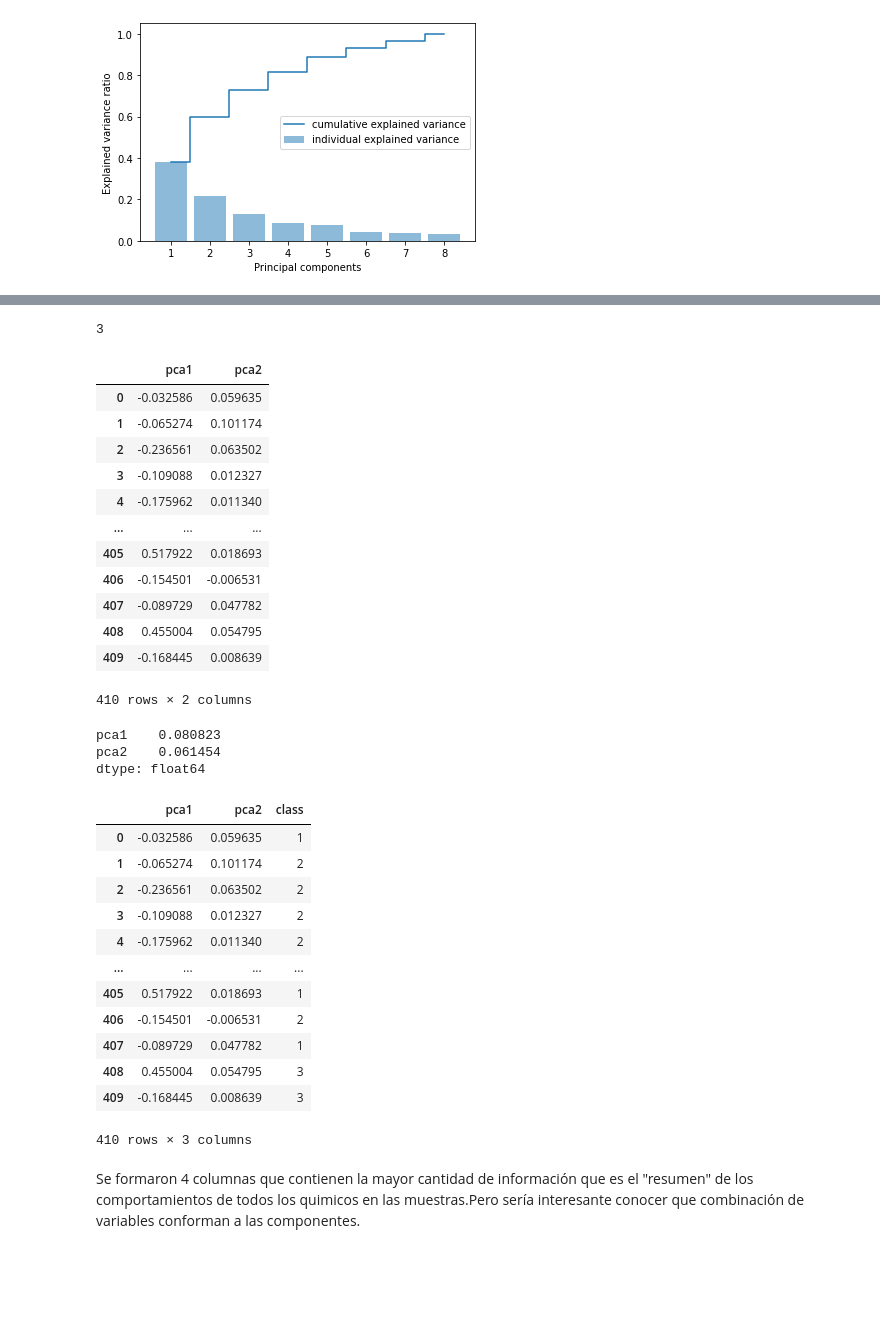
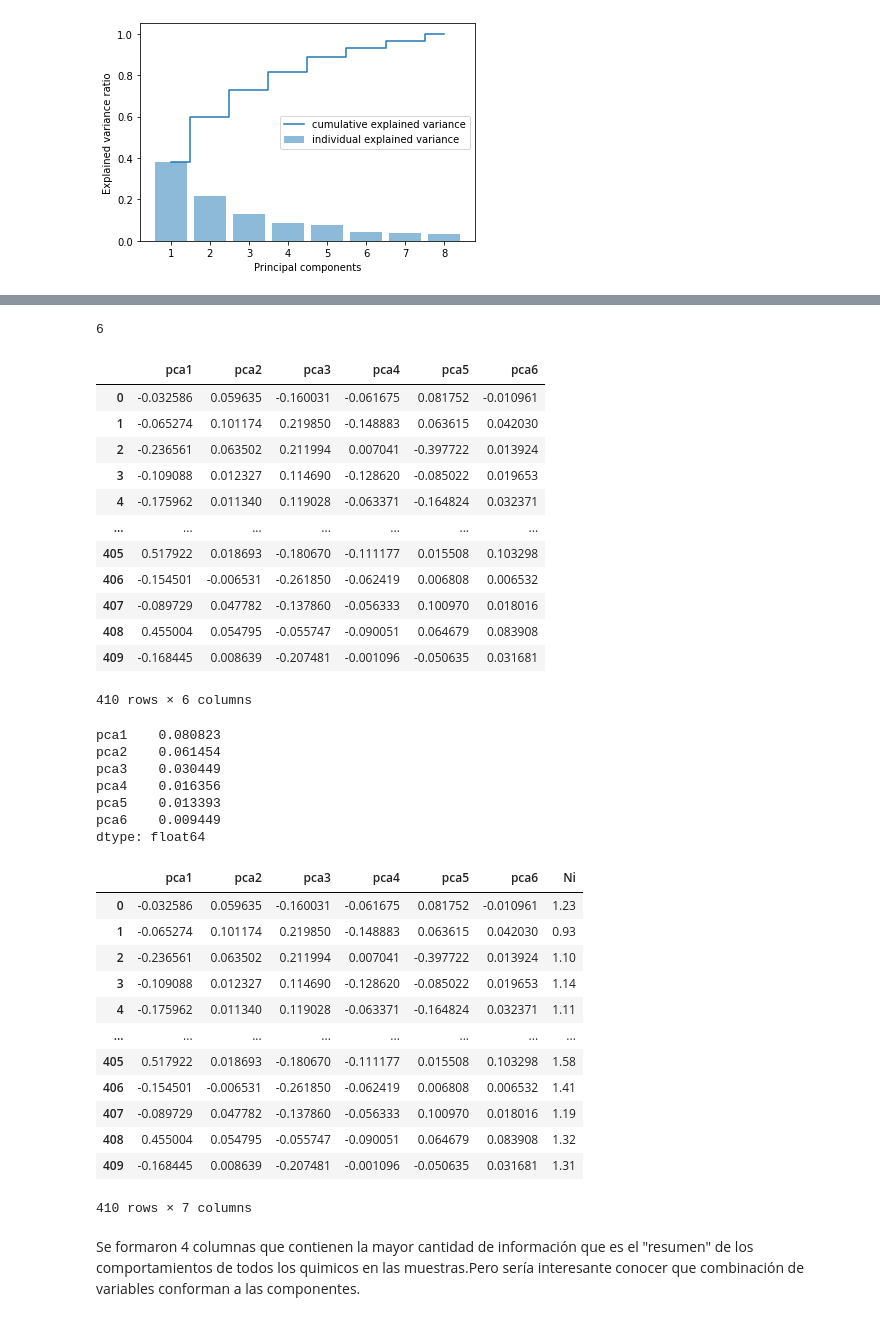
Before and after one commit to roxyconstantine-dev/Proyecto-Final-de-An-lisis-Datos, a Jupyter notebook: Borrador_Proyecto.ipynb, the cells around one changed output, grey strips where cells are left out. Saved outputs shown, nothing was run; the diff lists cells and outputs as text; code cells hidden in the pictures; blank space fills up the shorter version.

```diff
--- a/Borrador_Proyecto.ipynb
+++ b/Borrador_Proyecto.ipynb
@@ -104,7 +104,7 @@ from sklearn.preprocessing import MinMaxScaler
 datos = datos.dropna(how='all')
 datos2 = datos.fillna(0)
 datos2
-Y= datos2['Frente']
+Y= datos2['Ni']
 X = datos2.drop(['Frente','Cu','Zn','Na','K'], axis=1)
 # %%
 # Initilaize list
@@ -304,65 +305,67 @@ pca.explained_variance_ratio_.sum()
 # %%
-pca = PCA(n_components = 0.7)
+pca = PCA(n_components = 0.9)
 pca.fit(X_std)
 x_pca = pca.transform(X_std)
 pca.n_components_
 # %% [output]
-3
+6
 # %%
 from sklearn.decomposition import PCA
-pca = PCA(n_components = 2).fit(X)
+pca = PCA(n_components = 6).fit(X)
 principal_comps = pca.transform(X)
-pca_db = pd.DataFrame(data = principal_comps, columns=['pca1', 'pca2'])
+pca_db = pd.DataFrame(data = principal_comps, columns=['pca1', 'pca2','pca3','pca4','pca5','pca6'])
 pca_db
 # %% [output]
-|  | pca1 | pca2 |
-| 0 | -0.032586 | 0.059635 |
-| 1 | -0.065274 | 0.101174 |
-| 2 | -0.236561 | 0.063502 |
-| 3 | -0.109088 | 0.012327 |
-| 4 | -0.175962 | 0.011340 |
-| ... | ... | ... |
-| 405 | 0.517922 | 0.018693 |
-| 406 | -0.154501 | -0.006531 |
-| 407 | -0.089729 | 0.047782 |
-| 408 | 0.455004 | 0.054795 |
-| 409 | -0.168445 | 0.008639 |
+|  | pca1 | pca2 | pca3 | pca4 | pca5 | pca6 |
+| 0 | -0.032586 | 0.059635 | -0.160031 | -0.061675 | 0.081752 | -0.010961 |
+| 1 | -0.065274 | 0.101174 | 0.219850 | -0.148883 | 0.063615 | 0.042030 |
+| 2 | -0.236561 | 0.063502 | 0.211994 | 0.007041 | -0.397722 | 0.013924 |
+| 3 | -0.109088 | 0.012327 | 0.114690 | -0.128620 | -0.085022 | 0.019653 |
+| 4 | -0.175962 | 0.011340 | 0.119028 | -0.063371 | -0.164824 | 0.032371 |
+| ... | ... | ... | ... | ... | ... | ... |
+| 405 | 0.517922 | 0.018693 | -0.180670 | -0.111177 | 0.015508 | 0.103298 |
+| 406 | -0.154501 | -0.006531 | -0.261850 | -0.062419 | 0.006808 | 0.006532 |
+| 407 | -0.089729 | 0.047782 | -0.137860 | -0.056333 | 0.100970 | 0.018016 |
+| 408 | 0.455004 | 0.054795 | -0.055747 | -0.090051 | 0.064679 | 0.083908 |
+| 409 | -0.168445 | 0.008639 | -0.207481 | -0.001096 | -0.050635 | 0.031681 |
-410 rows × 2 columns
+410 rows × 6 columns
 # %%
 pca_db.var()
 # %% [output]
 pca1    0.080823
 pca2    0.061454
+pca3    0.030449
+pca4    0.016356
+pca5    0.013393
+pca6    0.009449
 dtype: float64
 # %%
 # Adicionemos ahora la columna con la clase correcta
 from sklearn.model_selection import train_test_split
 from sklearn.preprocessing import OrdinalEncoder
 from sklearn.model_selection import train_test_split
 
 
 
 x_train=pca_db
 FRENTE_MAPEO = {'YS':1, 'CE':2,'YN':3,'PG':4 ,'NA':5,'0':6}
-Y = Y.map(FRENTE_MAPEO).astype(int)
-y_train=Y
-pca_db['class']=Y
+pca_db['Ni']=Y
 
 pca_db
 # %% [output]
-|  | pca1 | pca2 | class |
-| 0 | -0.032586 | 0.059635 | 1 |
-| 1 | -0.065274 | 0.101174 | 2 |
-| 2 | -0.236561 | 0.063502 | 2 |
-| 3 | -0.109088 | 0.012327 | 2 |
-| 4 | -0.175962 | 0.011340 | 2 |
-| ... | ... | ... | ... |
-| 405 | 0.517922 | 0.018693 | 1 |
-| 406 | -0.154501 | -0.006531 | 2 |
-| 407 | -0.089729 | 0.047782 | 1 |
-| 408 | 0.455004 | 0.054795 | 3 |
-| 409 | -0.168445 | 0.008639 | 3 |
+|  | pca1 | pca2 | pca3 | pca4 | pca5 | pca6 | Ni |
+| 0 | -0.032586 | 0.059635 | -0.160031 | -0.061675 | 0.081752 | -0.010961 | 1.23 |
+| 1 | -0.065274 | 0.101174 | 0.219850 | -0.148883 | 0.063615 | 0.042030 | 0.93 |
+| 2 | -0.236561 | 0.063502 | 0.211994 | 0.007041 | -0.397722 | 0.013924 | 1.10 |
+| 3 | -0.109088 | 0.012327 | 0.114690 | -0.128620 | -0.085022 | 0.019653 | 1.14 |
+| 4 | -0.175962 | 0.011340 | 0.119028 | -0.063371 | -0.164824 | 0.032371 | 1.11 |
+| ... | ... | ... | ... | ... | ... | ... | ... |
+| 405 | 0.517922 | 0.018693 | -0.180670 | -0.111177 | 0.015508 | 0.103298 | 1.58 |
+| 406 | -0.154501 | -0.006531 | -0.261850 | -0.062419 | 0.006808 | 0.006532 | 1.41 |
+| 407 | -0.089729 | 0.047782 | -0.137860 | -0.056333 | 0.100970 | 0.018016 | 1.19 |
+| 408 | 0.455004 | 0.054795 | -0.055747 | -0.090051 | 0.064679 | 0.083908 | 1.32 |
+| 409 | -0.168445 | 0.008639 | -0.207481 | -0.001096 | -0.050635 | 0.031681 | 1.31 |
-410 rows × 3 columns
+410 rows × 7 columns
 # %% [markdown]
 Se formaron 4 columnas que contienen la mayor cantidad de información que es el "resumen" de los comportamientos de todos los quimicos en las muestras.Pero sería interesante conocer que combinación de variables conforman a las componentes.
 # %%
```
Also changed, not shown: parts of 18 cells of this notebook.
